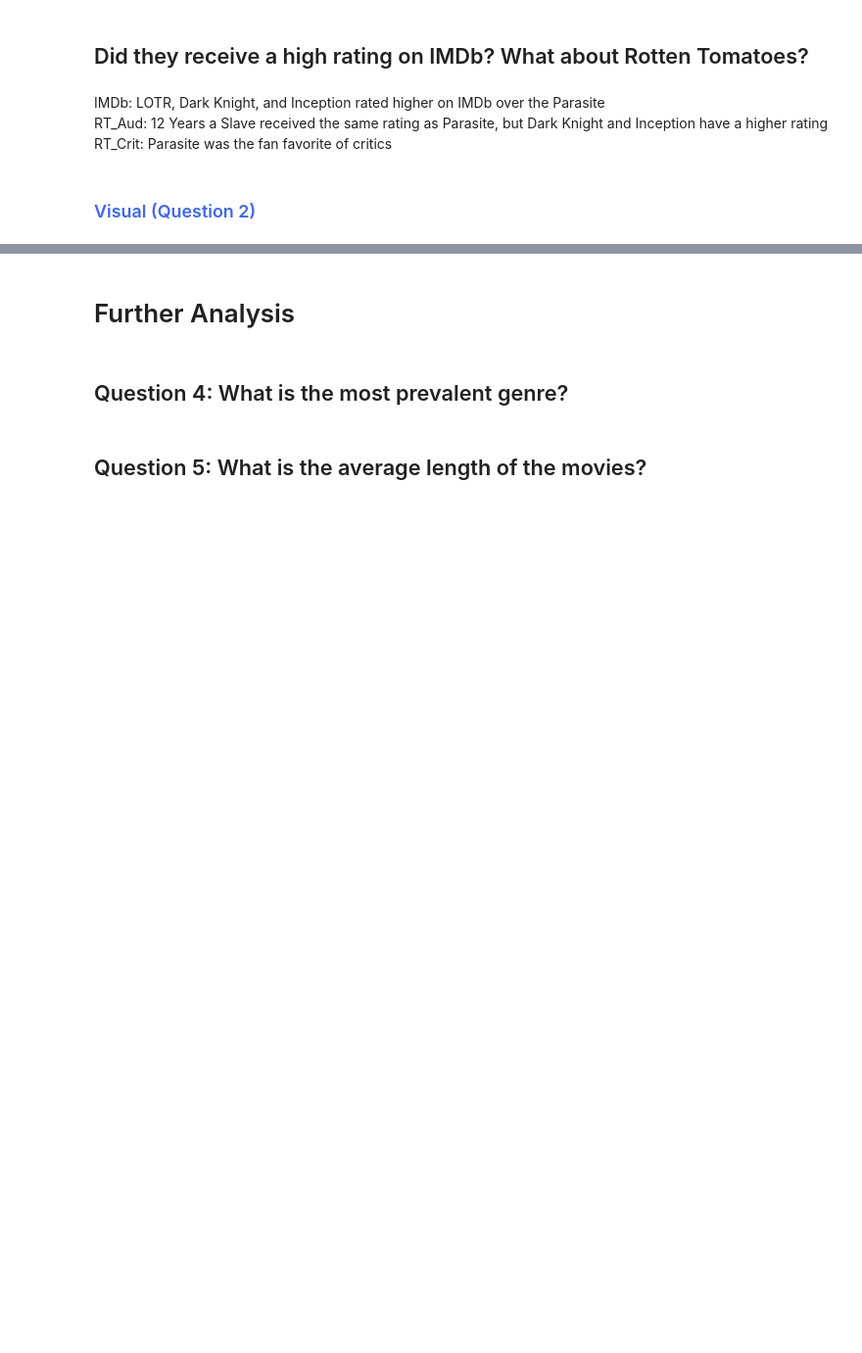
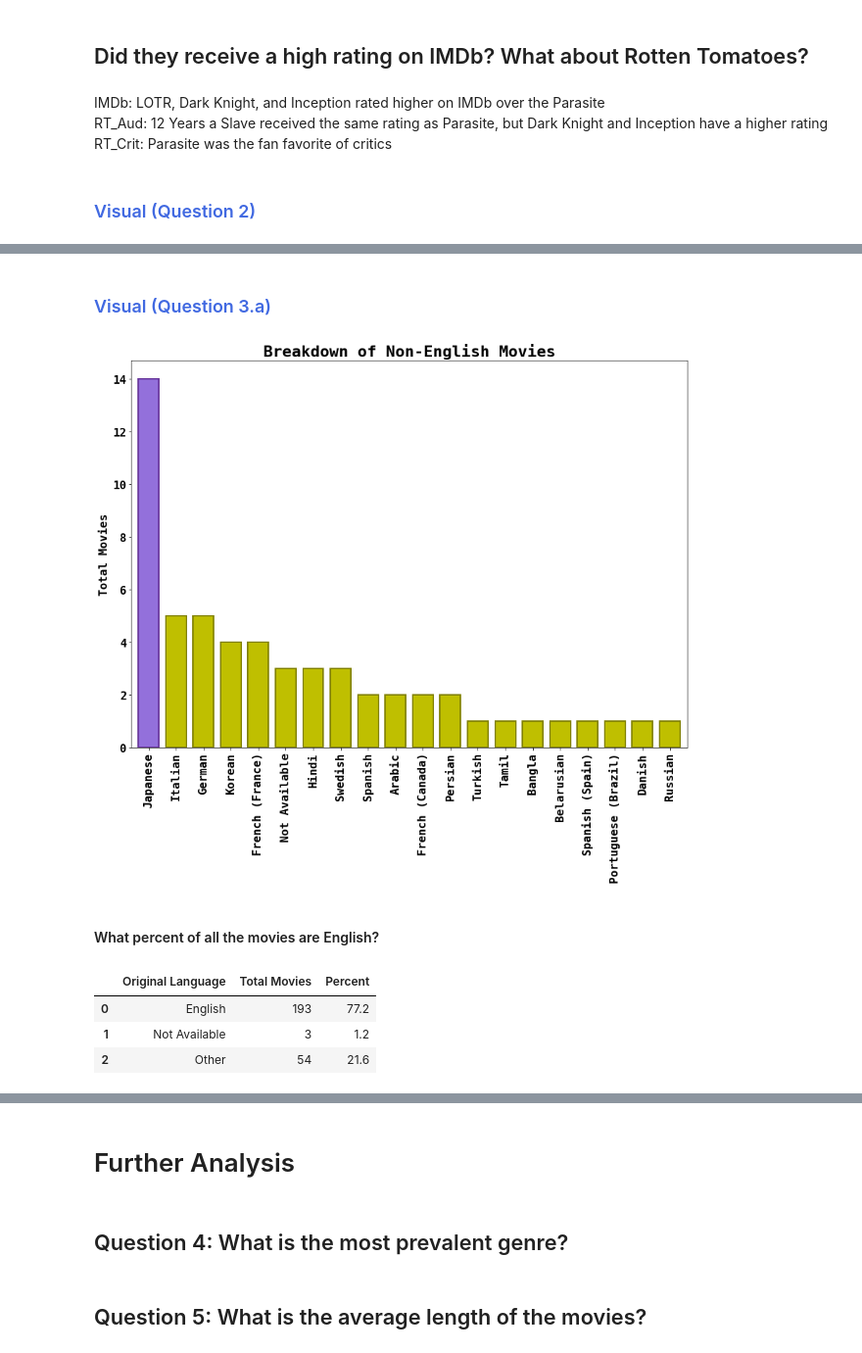
Before and after one commit to HannahSolima/Capstone, a Jupyter notebook: Notebooks/Analysis.ipynb, the cells around one changed output, grey strips where cells are left out. Shown: that part at 98% size. Drawn from its saved outputs; the diff is of its cells as text; code cells hidden in the pictures; blank space fills up the shorter version.

```diff
--- a/Notebooks/Analysis.ipynb
+++ b/Notebooks/Analysis.ipynb
@@ -133,0 +134,7 @@ movie.groupby(['Title','Director','Rating
+# %%
+not_eng = all_df.loc[(all_df['Original_Language'] != 'English') & (all_df['Original_Language'] != "English (United Kingdom)")]
+
+lang_count = pd.DataFrame(not_eng['Original_Language'].value_counts())
+lang_count.reset_index(inplace=True)
+language = lang_count.rename(columns = {'index':'Original Language','Original_Language':'Total Movies'})
+language
@@ -133,0 +159,51 @@ movie.groupby(['Title','Director','Rating
+# %% [markdown]
+### <font color='royalblue'> Visual (Question 3.a) </font>
+# %%
+# set the font globally
+plt.rcParams.update({'font.family':'monospace'})
+
+#bold
+plt.rcParams["font.weight"] = "bold"
+plt.rcParams["axes.labelweight"] = "bold"
+
+#bar chart
+ax = language.plot(x='Original Language', y='Total Movies', kind = 'bar',
+    color = ['mediumpurple','y','y','y','y','y','y','y','y','y','y','y','y','y','y','y','y','y','y','y'],
+    edgecolor = ['rebeccapurple','olive','olive','olive','olive','olive','olive','olive','olive','olive','olive','olive','olive','olive','olive','olive','olive','olive','olive','olive'],
+    linewidth = 2, legend = False, fontsize = 16, width = .75)
+
+#removing x label and adding y label
+plt.xlabel('')
+plt.ylabel('Total Movies')
+
+#title
+plt.title("Breakdown of Non-English Movies", weight = 'bold', size = 22);
+# %% [output]
+[figure, added]
+# %% [markdown]
+#### What percent of all the movies are English?
+# %%
+lang_count = pd.DataFrame(all_df['Original_Language'].value_counts())
+lang_count.reset_index(inplace=True)
+other = lang_count.rename(columns = {'index':'Original Language','Original_Language':'Total Movies'})
+other
+
+#changing string values to make a pie chart
+other['Original Language'] = other['Original Language'].replace('English (United Kingdom)', 'English')
+other['Original Language'] = other['Original Language'].replace('Japanese', 'Other').replace('German', 'Other')
+other['Original Language'] = other['Original Language'].replace('Italian', 'Other').replace('Korean', 'Other').replace('French (France)', 'Other')
+other['Original Language'] = other['Original Language'].replace('Hindi', 'Other').replace('Swedish', 'Other').replace('Spanish', 'Other')
+other['Original Language'] = other['Original Language'].replace('Arabic', 'Other').replace('French (Canada)', 'Other').replace('Persian', 'Other')
+other['Original Language'] = other['Original Language'].replace('Tamil', 'Other').replace('Spanish (Spain)', 'Other').replace('Danish', 'Other')
+other['Original Language'] = other['Original Language'].replace('Portuguese (Brazil)', 'Other').replace('Russian', 'Other')
+other['Original Language'] = other['Original Language'].replace('Turkish', 'Other').replace('Belarusian', 'Other').replace('Bangla', 'Other')
+
+group = other.groupby(by='Original Language').sum()
+df_group = pd.DataFrame(group.reset_index())
+df_group['Percent'] = round((df_group['Total Movies']/df_group['Total Movies'].sum())*100,2)
+df_group
+# %% [output]
+|  | Original Language | Total Movies | Percent |
+| 0 | English | 193 | 77.2 |
+| 1 | Not Available | 3 | 1.2 |
+| 2 | Other | 54 | 21.6 |
```
Also changed, not shown: parts of 13 cells of this notebook.
